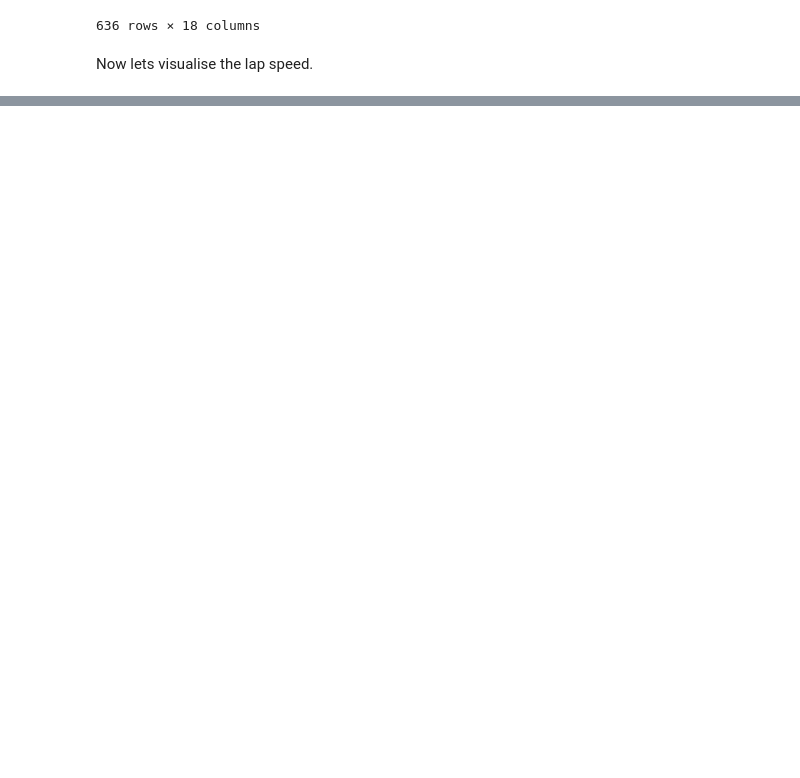
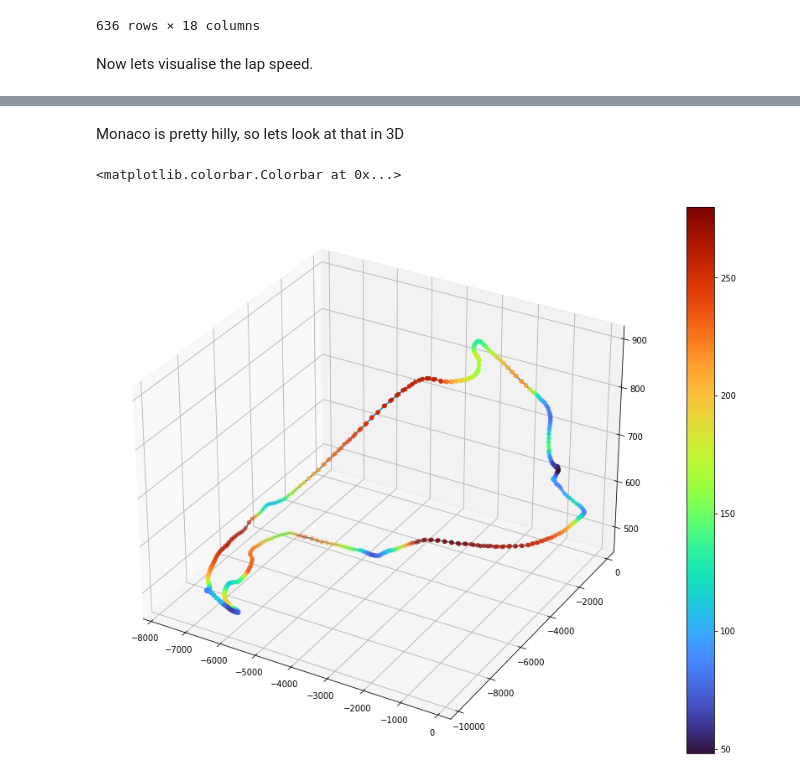
Before and after one commit to CiaranMcAndrew/f1ml, a Jupyter notebook: f1-analysis.ipynb, the cells around one changed output, grey strips where cells are left out. Cells and saved outputs as stored; diff of their text form; code cells hidden in the pictures; blank space fills up the shorter version.

```diff
--- a/f1-analysis.ipynb
+++ b/f1-analysis.ipynb
@@ -111,0 +108,21 @@ fig.colorbar(line, ax=ax)
+# %% [markdown]
+Monaco is pretty hilly, so lets look at that in 3D
+# %%
+from mpl_toolkits import mplot3d
+import numpy as np
+import matplotlib.pyplot as plt
+
+fig = plt.figure(figsize=(16,12))
+ax = plt.axes(projection='3d')
+
+x = telemetry["X"]
+y = telemetry["Y"]
+z = telemetry["Z"]
+v = telemetry["Speed"]
+
+ax.plot3D(x, y, z)
+ax.scatter3D(x, y, z, c=v, cmap='turbo')
+fig.colorbar(sc, ax=ax)
+# %% [output]
+<matplotlib.colorbar.Colorbar at 0x...>
+[figure, added]
```
Also changed, not shown: parts of 2 cells of this notebook, 1 other file.
